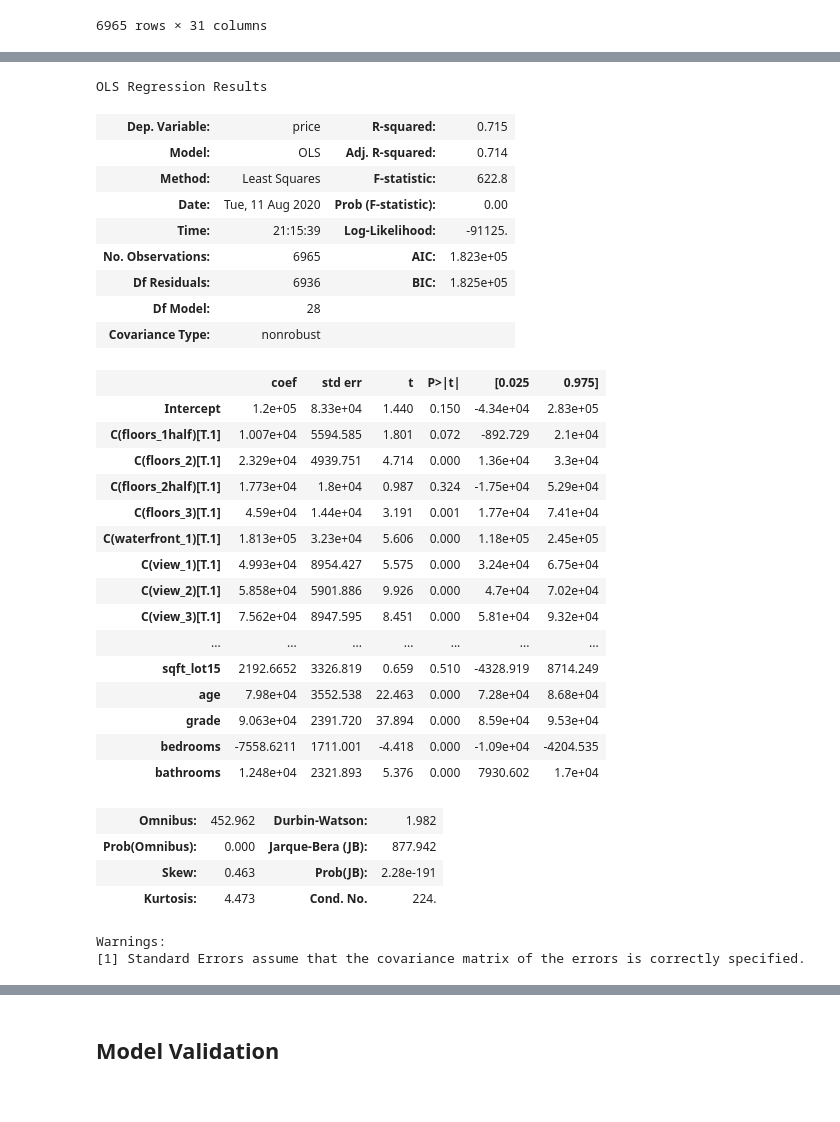
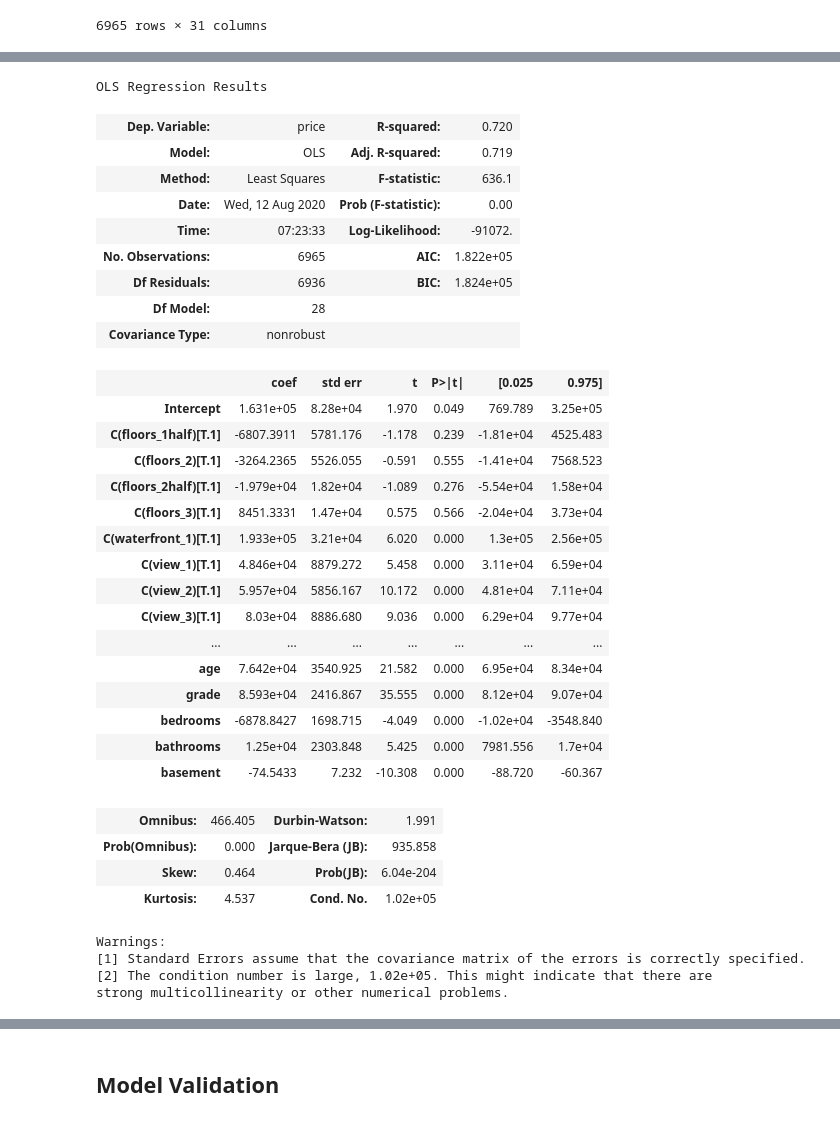
Before and after one commit to NehaP92/dsc-mod-2-project-online-pt-041320, a Jupyter notebook: student.ipynb, the cells around one changed output, grey strips where cells are left out. Cells and saved outputs as stored; diff of their text form; code cells hidden in the pictures.

```diff
--- a/student.ipynb
+++ b/student.ipynb
@@ -2604,3 +2604,8 @@ with_basement_grp1
 | 21590 | 1010000.0 | 1.428571 | -0.074048 | -0.284969 | -0.755556 | 2.0 | 1.0 | 1.666667 | 0 | ... |
 | 21591 | 475000.0 | -0.535714 | -1.120283 | -1.275336 | -0.733333 | 1.0 | 0.0 | 0.333333 | 0 | ... |
 6965 rows × 31 columns
+# %%
+numcol = num_col3.copy()
+numcol.append('basement')
+model_with_basement_grp1 = ols_model(catcol, numcol, with_basement_grp1)
+model_with_basement_grp1.summary()
@@ -2606,0 +2708,2 @@ with_basement_grp1
+# %%
+with_basement_grp1.drop('sqft_lot15', axis =1, inplace = True)
@@ -2607,39 +2721,42 @@ with_basement_grp1
 # %%
-model_with_basement_grp1 = ols_model(catcol, num_col3, with_basement_grp1)
+numcol.pop(2)
+model_with_basement_grp1 = ols_model(catcol, numcol, with_basement_grp1)
 model_with_basement_grp1.summary()
 # %% [output]
 OLS Regression Results
-| Dep. Variable: | price | R-squared: | 0.715 |
-| Model: | OLS | Adj. R-squared: | 0.714 |
-| Method: | Least Squares | F-statistic: | 622.8 |
-| Date: | Tue, 11 Aug 2020 | Prob (F-statistic): | 0.00 |
-| Time: | 21:15:39 | Log-Likelihood: | -91125. |
-| No. Observations: | 6965 | AIC: | 1.823e+05 |
-| Df Residuals: | 6936 | BIC: | 1.825e+05 |
+| Dep. Variable: | price | R-squared: | 0.720 |
+| Model: | OLS | Adj. R-squared: | 0.719 |
+| Method: | Least Squares | F-statistic: | 636.1 |
+| Date: | Wed, 12 Aug 2020 | Prob (F-statistic): | 0.00 |
+| Time: | 07:23:33 | Log-Likelihood: | -91072. |
+| No. Observations: | 6965 | AIC: | 1.822e+05 |
+| Df Residuals: | 6936 | BIC: | 1.824e+05 |
 | Df Model: | 28 |  |  |
 | Covariance Type: | nonrobust |  |  |
 |  | coef | std err | t | P>|t| | [0.025 | 0.975] |
-| Intercept | 1.2e+05 | 8.33e+04 | 1.440 | 0.150 | -4.34e+04 | 2.83e+05 |
-| C(floors_1half)[T.1] | 1.007e+04 | 5594.585 | 1.801 | 0.072 | -892.729 | 2.1e+04 |
-| C(floors_2)[T.1] | 2.329e+04 | 4939.751 | 4.714 | 0.000 | 1.36e+04 | 3.3e+04 |
-| C(floors_2half)[T.1] | 1.773e+04 | 1.8e+04 | 0.987 | 0.324 | -1.75e+04 | 5.29e+04 |
-| C(floors_3)[T.1] | 4.59e+04 | 1.44e+04 | 3.191 | 0.001 | 1.77e+04 | 7.41e+04 |
-| C(waterfront_1)[T.1] | 1.813e+05 | 3.23e+04 | 5.606 | 0.000 | 1.18e+05 | 2.45e+05 |
-| C(view_1)[T.1] | 4.993e+04 | 8954.427 | 5.575 | 0.000 | 3.24e+04 | 6.75e+04 |
-| C(view_2)[T.1] | 5.858e+04 | 5901.886 | 9.926 | 0.000 | 4.7e+04 | 7.02e+04 |
-| C(view_3)[T.1] | 7.562e+04 | 8947.595 | 8.451 | 0.000 | 5.81e+04 | 9.32e+04 |
+| Intercept | 1.631e+05 | 8.28e+04 | 1.970 | 0.049 | 769.789 | 3.25e+05 |
+| C(floors_1half)[T.1] | -6807.3911 | 5781.176 | -1.178 | 0.239 | -1.81e+04 | 4525.483 |
+| C(floors_2)[T.1] | -3264.2365 | 5526.055 | -0.591 | 0.555 | -1.41e+04 | 7568.523 |
+| C(floors_2half)[T.1] | -1.979e+04 | 1.82e+04 | -1.089 | 0.276 | -5.54e+04 | 1.58e+04 |
+| C(floors_3)[T.1] | 8451.3331 | 1.47e+04 | 0.575 | 0.566 | -2.04e+04 | 3.73e+04 |
+| C(waterfront_1)[T.1] | 1.933e+05 | 3.21e+04 | 6.020 | 0.000 | 1.3e+05 | 2.56e+05 |
+| C(view_1)[T.1] | 4.846e+04 | 8879.272 | 5.458 | 0.000 | 3.11e+04 | 6.59e+04 |
+| C(view_2)[T.1] | 5.957e+04 | 5856.167 | 10.172 | 0.000 | 4.81e+04 | 7.11e+04 |
+| C(view_3)[T.1] | 8.03e+04 | 8886.680 | 9.036 | 0.000 | 6.29e+04 | 9.77e+04 |
 | ... | ... | ... | ... | ... | ... | ... |
-| sqft_lot15 | 2192.6652 | 3326.819 | 0.659 | 0.510 | -4328.919 | 8714.249 |
-| age | 7.98e+04 | 3552.538 | 22.463 | 0.000 | 7.28e+04 | 8.68e+04 |
-| grade | 9.063e+04 | 2391.720 | 37.894 | 0.000 | 8.59e+04 | 9.53e+04 |
-| bedrooms | -7558.6211 | 1711.001 | -4.418 | 0.000 | -1.09e+04 | -4204.535 |
-| bathrooms | 1.248e+04 | 2321.893 | 5.376 | 0.000 | 7930.602 | 1.7e+04 |
+| age | 7.642e+04 | 3540.925 | 21.582 | 0.000 | 6.95e+04 | 8.34e+04 |
+| grade | 8.593e+04 | 2416.867 | 35.555 | 0.000 | 8.12e+04 | 9.07e+04 |
+| bedrooms | -6878.8427 | 1698.715 | -4.049 | 0.000 | -1.02e+04 | -3548.840 |
+| bathrooms | 1.25e+04 | 2303.848 | 5.425 | 0.000 | 7981.556 | 1.7e+04 |
+| basement | -74.5433 | 7.232 | -10.308 | 0.000 | -88.720 | -60.367 |
-| Omnibus: | 452.962 | Durbin-Watson: | 1.982 |
-| Prob(Omnibus): | 0.000 | Jarque-Bera (JB): | 877.942 |
-| Skew: | 0.463 | Prob(JB): | 2.28e-191 |
-| Kurtosis: | 4.473 | Cond. No. | 224. |
+| Omnibus: | 466.405 | Durbin-Watson: | 1.991 |
+| Prob(Omnibus): | 0.000 | Jarque-Bera (JB): | 935.858 |
+| Skew: | 0.464 | Prob(JB): | 6.04e-204 |
+| Kurtosis: | 4.537 | Cond. No. | 1.02e+05 |
 Warnings:
 [1] Standard Errors assume that the covariance matrix of the errors is correctly specified.
+[2] The condition number is large, 1.02e+05. This might indicate that there are
+strong multicollinearity or other numerical problems.
 # %%
 model_analysis(model_with_basement_grp1,with_basement_grp1)
 # %% [output]
```
Also changed, not shown: parts of 54 cells of this notebook.
